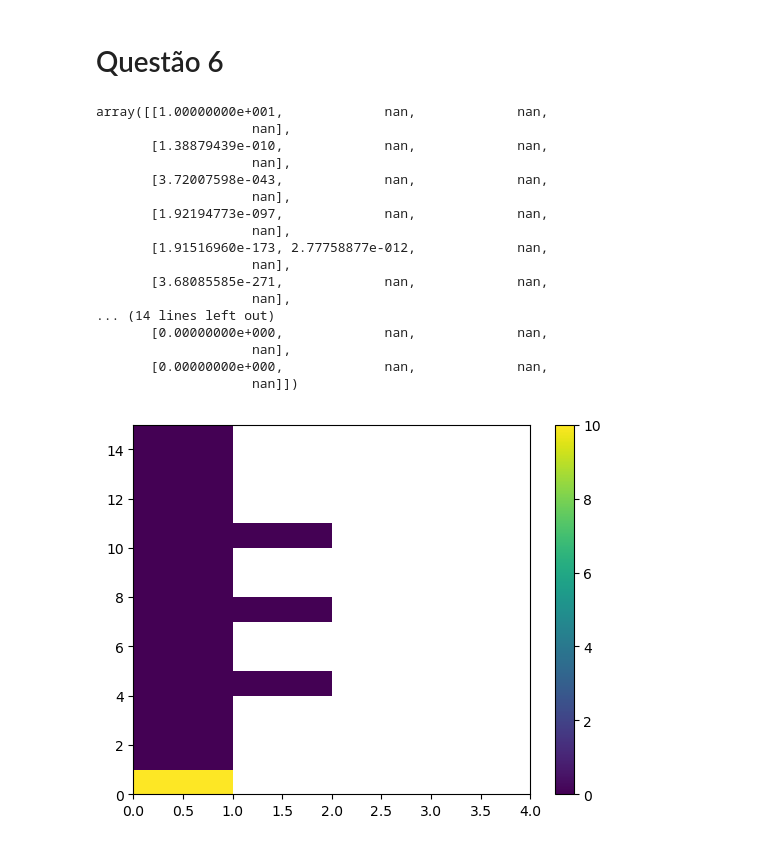
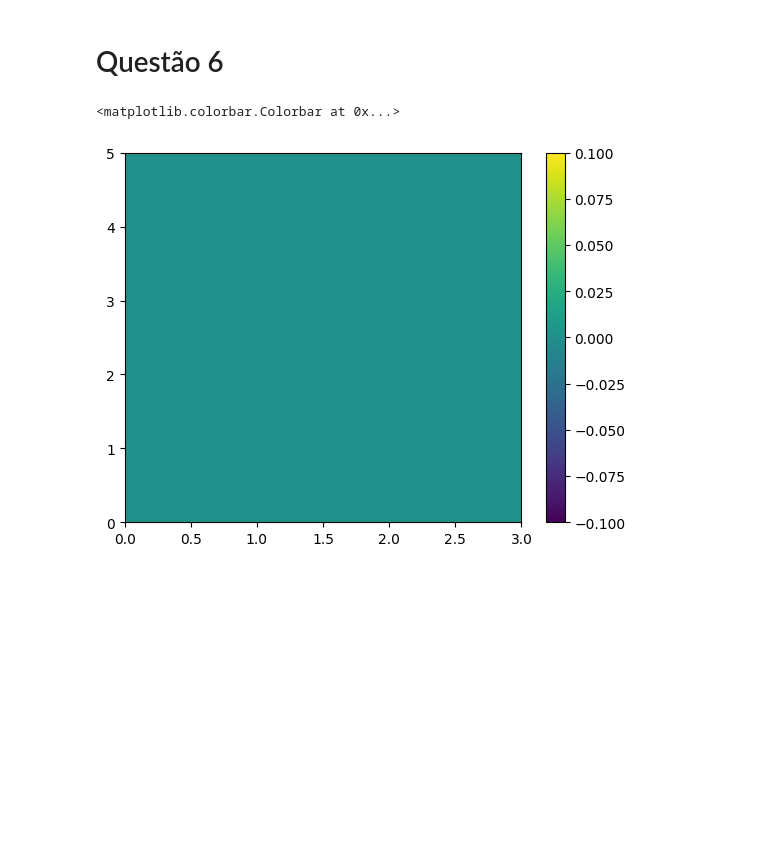
Before and after one commit to Gabrielsssilverio/Metodos_numericos, a Jupyter notebook: Lista_1.ipynb, the cells around one changed output. Cells and saved outputs as stored; diff of their text form; code cells hidden in the pictures; blank space fills up the shorter version.

```diff
--- a/Lista_1.ipynb
+++ b/Lista_1.ipynb
@@ -459,22 +459,22 @@ import numpy as np
 import matplotlib.pyplot as plt
 
 # Dados de entrada
-L_x = 2 #m
-L_y = 2 #m
+L_x = 1 #m
+L_y = 1 #m
 lamb = 0.01 # (W/(m.K)), condutividade termica
 s = 0 #Fonte de calor externa
 h = 20 # (W/(m^2.K)), coeficiente de troca de calor
-k = 0.3
+k_ter = 0.3
 T_inf = 20 # K, temperatura do meio externo
 def T_inicial (x, y):
-    return 10 * np.exp(-20 * ((x**2) + (y**2)))
+    return 10 * np.exp(-20 * (((x)**2) + ((y)**2)))
 
 # Discretização espacial
 
 N_x = 3 #Número de pontos na direção x
 N_y = 5 #Número de pontos na direção y
-x = np.linspace(0, L_x, N_x) #Geração dos pontos
-y = np.linspace(0, L_y, N_y)
+x = np.linspace(-1, L_x, N_x) #Geração dos pontos
+y = np.linspace(-1, L_y, N_y)
 delta_x = x[1] - x[0] #Valor de delta x
 delta_y = y[1] - y[0] #Valor de delta y
 [xg, yg] = np.meshgrid(x,y) #Geração da matriz a partir dos vetores x e y
@@ -501,46 +501,39 @@ beta_y = (lamb * delta_t) / (delta_y ** 2)
 
 # Montagem dos vetores e iteração
 temp = np.zeros((N_x * N_y, int(t_end/delta_t) + 1))
-for i in range (N_x * N_y):
-    temp[i, 0] = T_inicial (i * delta_x, i * delta_y)
+temp[:, 0] = T_inicial (x, y)
 
-for k in range (int(t_end / delta_t)):
+for k in range (int(t_end / delta_t) - 1):
         for i in range (N_x * N_y):
             if i in n_inf_l:
-                temp[i, k+1] = (temp[i, k] + (beta_x * (temp[i+1, k] - ((delta_x * h * temp[i, k]) / k) + ((delta_x * h * T_inf)/ k ) + temp[i, k])) + (beta_y * (temp[i+N_x, k] - ((delta_y * h * temp[i, k]) / k) + ((delta_y * h * T_inf)/ k ) + temp[i, k])))
+                temp[i, k+1] = (temp[i, k] + (beta_x * (temp[i+1, k] - ((delta_x * h * temp[i, k]) / k) + ((delta_x * h * T_inf)/ k_ter ) + temp[i, k])) + (beta_y * (temp[i+N_x, k] - ((delta_y * h * temp[i, k]) / k_ter) + ((delta_y * h * T_inf)/ k_ter ) + temp[i, k])))
+
             elif i in region_L:
-                temp[i, k+1] = 0.5 * ( 2 * temp[i, k] + (2 * beta_x * (temp[i+1, k] - ((delta_x * h * temp[i, k]) / k) + ((delta_x * h * T_inf)/ k ) - temp[i, k])) + (beta_y * (temp[i-N_x, k] - 2 * temp[i, k] + temp[i+1, k])))
+                temp[i, k+1] = 0.5 * ( 2 * temp[i, k] + (2 * beta_x * (temp[i+1, k] - ((delta_x * h * temp[i, k]) / k_ter) + ((delta_x * h * T_inf)/ k_ter) - temp[i, k])) + (beta_y * (temp[i-N_x, k] - 2 * temp[i, k] + temp[i+1, k])))
 
             elif i in n_t_l:
-                temp[i, k+1] = (temp[i, k] + (beta_x * (temp[i+1, k] - ((delta_x * h * temp[i, k]) / k) + ((delta_x * h * T_inf)/ k ) - temp[i, k])) + (beta_y * (temp[i-N_x, k] + ((delta_y * h * temp[i, k]) / k) - ((delta_y * h * T_inf)/ k ) - temp[i, k])))
+                temp[i, k+1] = (temp[i, k] + (beta_x * (temp[i+1, k] - ((delta_x * h * temp[i, k]) / k_ter) + ((delta_x * h * T_inf)/ k_ter) - temp[i, k])) + (beta_y * (temp[i-N_x, k] - ((delta_y * h * temp[i, k]) / k_ter) + ((delta_y * h * T_inf)/ k_ter ) - temp[i, k])))
 
             elif i in region_T:
-                temp[i, k+1] = 0.5 * ( 2 * temp[i, k] + (2 * beta_y * (temp[i-N_x, k] + ((delta_y * h * temp[i, k]) / k) - ((delta_y * h * T_inf)/ k ) - temp[i, k])) + (beta_x * (temp[i-1, k] - 2 * temp[i, k] + temp[i+1, k])))
+                temp[i, k+1] = 0.5 * ( 2 * temp[i, k] + (2 * beta_y * (temp[i-N_x, k] - ((delta_y * h * temp[i, k]) / k_ter) + ((delta_y * h * T_inf)/ k_ter) - temp[i, k])) + (beta_x * (temp[i-1, k] - 2 * temp[i, k] + temp[i+1, k])))
 
             elif i in n_t_r:
-                temp[i, k+1] = (temp[i, k] + (beta_x * (temp[i-1, k] + ((delta_x * h * temp[i, k]) / k) - ((delta_x * h * T_inf)/ k ) - temp[i, k])) + (beta_y * (temp[i-N_x, k] + ((delta_y * h * temp[i, k]) / k) - ((delta_y * h * T_inf)/ k ) - temp[i, k])))
+                temp[i, k+1] = (temp[i, k] + (beta_x * (temp[i-1, k] - ((delta_x * h * temp[i, k]) / k_ter) + ((delta_x * h * T_inf)/ k_ter ) - temp[i, k])) + (beta_y * (temp[i-N_x, k] - ((delta_y * h * temp[i, k]) / k_ter) + ((delta_y * h * T_inf)/ k_ter) - temp[i, k])))
 
             elif i in region_R:
-                temp[i, k+1] = 0.5 * ( 2 * temp[i, k] + (2 * beta_x * (temp[i-1, k] + ((delta_x * h * temp[i, k]) / k) - ((delta_x * h * T_inf)/ k ) - temp[i, k])) + (beta_y * (temp[i-N_x, k] - 2 * temp[i, k] + temp[i+N_x, k])))
+                temp[i, k+1] = 0.5 * ( 2 * temp[i, k] + (2 * beta_x * (temp[i-1, k] - ((delta_x * h * temp[i, k]) / k_ter) + ((delta_x * h * T_inf)/ k_ter) - temp[i, k])) + (beta_y * (temp[i-N_x, k] - 2 * temp[i, k] + temp[i+N_x, k])))
 
             elif i in n_inf_r:
-                temp[i, k+1] = (temp[i, k] + (beta_x * (temp[i-1, k] + ((delta_x * h * temp[i, k]) / k) - ((delta_x * h * T_inf)/ k ) - temp[i, k])) + (beta_y * (temp[i+N_x, k] - ((delta_y * h * temp[i, k]) / k) + ((delta_y * h * T_inf)/ k ) - temp[i, k])))
+                temp[i, k+1] = (temp[i, k] + (beta_x * (temp[i-1, k] - ((delta_x * h * temp[i, k]) / k_ter) + ((delta_x * h * T_inf)/ k_ter ) - temp[i, k])) + (beta_y * (temp[i+N_x, k] - ((delta_y * h * temp[i, k]) / k_ter) + ((delta_y * h * T_inf)/ k_ter) - temp[i, k])))
 
             elif i in region_B:
-                temp[i, k+1] = 0.5 * ( 2 * temp[i, k] + (2 * beta_y * (temp[i+N_x, k] - ((delta_y * h * temp[i, k]) / k) + ((delta_y * h * T_inf)/ k ) - temp[i, k])) + (beta_x * (temp[i-1, k] - 2 * temp[i, k] + temp[i+1, k])))
+                temp[i, k+1] = 0.5 * ( 2 * temp[i, k] + (2 * beta_y * (temp[i+N_x, k] - ((delta_y * h * temp[i, k]) / k_ter) + ((delta_y * h * T_inf)/ k_ter) - temp[i, k])) + (beta_x * (temp[i-1, k] - 2 * temp[i, k] + temp[i+1, k])))
 
             else:
                 temp[i, k+1] = 0.5 * ( 2 * temp[i, k] + (beta_x * (temp[i-1, k] - 2 * temp[i, k] + temp[i+1, k])) + (beta_y * (temp[i-N_x, k] - 2 * temp[i, k] + temp[i+N_x, k])))
 
+
 '''
-            if i == 0:  # Fronteira esquerda (Neumann: fluxo q)
-                vetor_resposta[i, k+1] = vetor_resposta[i, k] + beta * (vetor_resposta[i+1, k] - vetor_resposta[i, k] + q(k)*delta_x)
-            elif i == N-1:  # Fronteira direita (Neumann: fluxo zero)
-                vetor_resposta[i, k+1] = vetor_resposta[i, k] + beta * (vetor_resposta[i-1, k] - vetor_resposta[i, k])
-            else:
-                vetor_resposta[i, k+1] = vetor_resposta[i, k] + beta * (vetor_resposta[i-1, k] - 2*vetor_resposta[i, k] + vetor_resposta[i+1, k])
-
-
 # Montagem das matrizes e dos vetores
 A = np.zeros((N_x * N_y, N_x * N_y))
 b = np.zeros(N_x * N_y)
@@ -603,50 +596,40 @@ T = -1 * np.linalg.solve(A, b)
 T_matrix = T.reshape((N_y, N_x))
 
 # Plot da discretização
 plt.plot(x, y, marker='o', color='k', linestyle='none')
 plt.xlabel('x')
 plt.ylabel('y')
 plt.show()
 
 plt.plot(x[region_B], y[region_B], 'sb', label = 'B')
 plt.plot(x[region_R], y[region_R], 'sr', label = 'R')
 plt.plot(x[region_T], y[region_T], 'sg', label = 'T')
 plt.plot(x[region_L], y[region_L], 'sm', label = 'L')
 plt.plot(x[n_inf_l], y[n_inf_l], 'sc', label = 'B')
 plt.plot(x[n_inf_r], y[n_inf_r], 'sy', label = 'R')
 plt.plot(x[n_t_r], y[n_t_r], 'sc', label = 'T')
 plt.plot(x[n_t_l], y[n_t_l], 'sy', label = 'L')
 
 plt.plot(x, y, '.k')
 
 # Resultado
 plt.figure()
 plt.pcolor(T_matrix)
 plt.colorbar()
 a = int((N_x - 1) / 2)
 T_matrix[0, a]
-'''
-# Resultado
+
+#Resultado
 plt.figure()
 plt.pcolor(temp)
 plt.colorbar()
 temp
+'''
+
+#Resultado
+plt.figure()
+plt.pcolor(temp[:,3].reshape(N_y, N_x))
+plt.colorbar()
 # %% [output]
-array([[1.00000000e+001,             nan,             nan,
-                    nan],
-       [1.38879439e-010,             nan,             nan,
-                    nan],
-       [3.72007598e-043,             nan,             nan,
-                    nan],
-       [1.92194773e-097,             nan,             nan,
-                    nan],
-       [1.91516960e-173, 2.77758877e-012,             nan,
-                    nan],
-       [3.68085585e-271,             nan,             nan,
-                    nan],
-... (14 lines left out)
-       [0.00000000e+000,             nan,             nan,
-                    nan],
-       [0.00000000e+000,             nan,             nan,
-                    nan]])
+<matplotlib.colorbar.Colorbar at 0x...>
-[figure, old version]
+[figure, new version]
```
Also changed, not shown: parts of 1 cell of this notebook.
